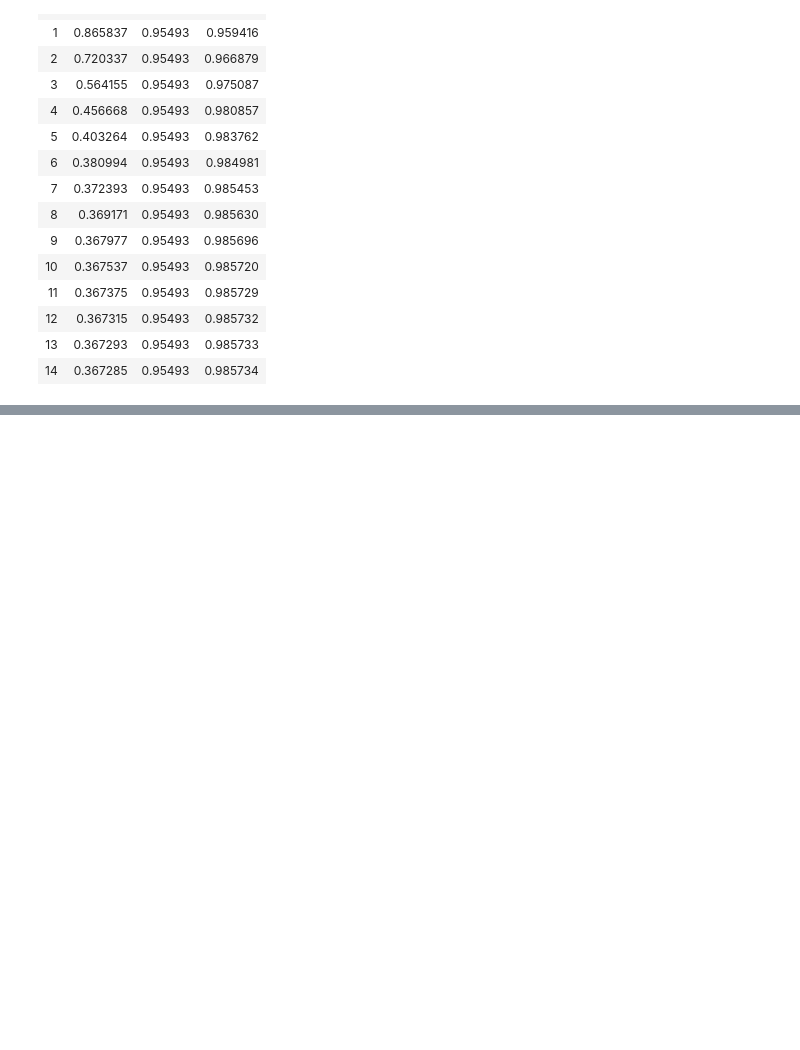
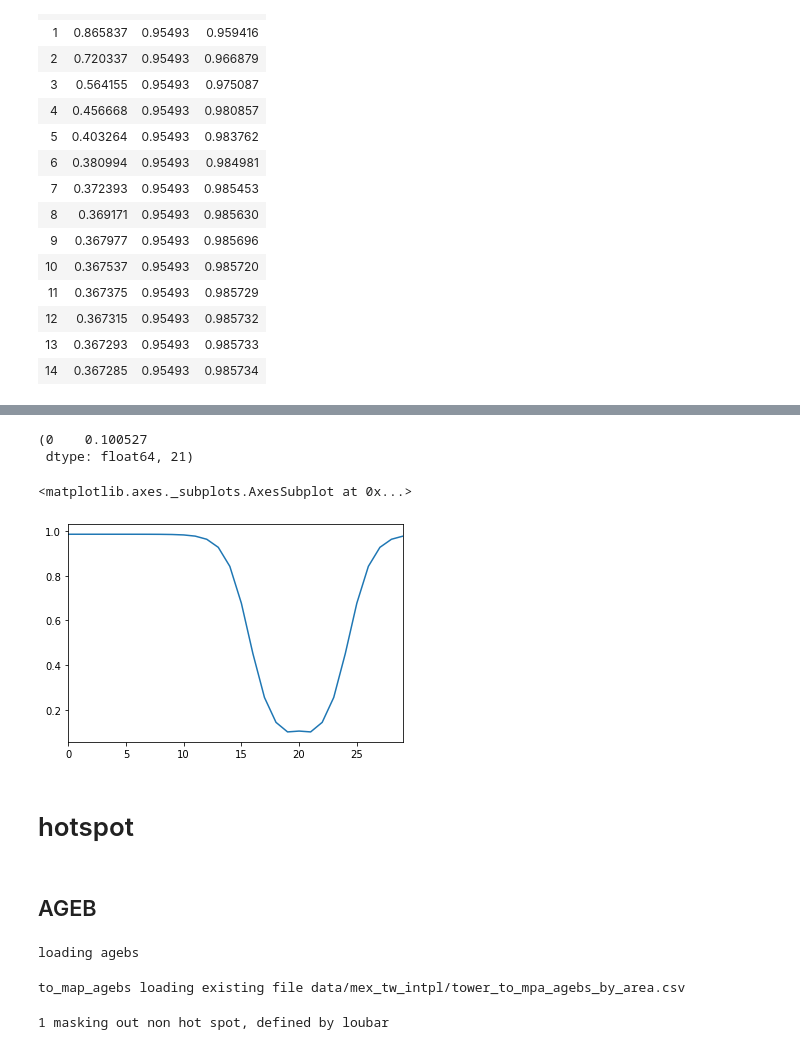
Before and after one commit to JHWu92/mob2crime, a Jupyter notebook: dev_nb/src.ftrs.ipynb, the cells around one changed output, grey strips where cells are left out. Cells and saved outputs as stored; diff of their text form; code cells hidden in the pictures; blank space fills up the shorter version.

Commit message:
hotspot for vor

```diff
--- a/dev_nb/src.ftrs.ipynb
+++ b/dev_nb/src.ftrs.ipynb
@@ -503,0 +404,25 @@ pd.DataFrame(res)
+# %%
+data['Da']=data.cityA*np.e**20
+# %%
+data_centroid_centroids = data.centroid.apply(lambda x: x.coords[0]).tolist()
+
+rx = data.centroid.apply(lambda x: x.coords[0][0])
+ry = data.centroid.apply(lambda x: x.coords[0][1])
+cx = (rx * data.area).sum() / data.area.sum()
+cy = (ry * data.area).sum() / data.area.sum()
+data_centroid = (cx, cy)
+
+data_d2centroid = cdist(data_centroid_centroids, [data_centroid])[:,0]
+# %%
+nmmis = []
+
+for i in range(30):
+    data['Db'] = data.cityB * np.e**i
+    data['Density'] = data.Da + data.Db
+    data['Mass'] = data.area * data.Density
+    cx = (rx * data.Mass).sum() / data.Mass.sum()
+    cy = (ry * data.Mass).sum() / data.Mass.sum()
+    data_mass_centroid = (cx, cy)
+    data_d2mass_centroid = cdist(data_centroid_centroids,[data_mass_centroid])[:, 0]
+    nmmis.append(ftrs_hs.mass_moment_inertia(data, data_d2mass_centroid))
+nmmis = pd.DataFrame(nmmis)
@@ -503,0 +453,12 @@ pd.DataFrame(res)
+# %%
+nmmis.min(), nmmis.values.argmin()
+# %% [output]
+(0    0.100527
+ dtype: float64, 21)
+# %%
+nmmis.plot()
+# %% [output]
+<matplotlib.axes._subplots.AxesSubplot at 0x...>
+[figure, added]
+# %% [markdown]
+# hotspot
@@ -503,0 +470,36 @@ pd.DataFrame(res)
+# %% [markdown]
+## AGEB
+# %%
+
+mg_mappings = region.ageb_ids_per_mpa()
+zms = region.mpa_all()
+zms['Area'] = zms.area
+
+print('loading agebs')
+zms_mun_ids = mg_mappings.mun_id.unique()
+zms_loc_ids = mg_mappings.loc_id.unique()
+zms_agebs = region.agebs(zms_mun_ids, zms_loc_ids)
+mg_mappings = region.ageb_ids_per_mpa()
+# %% [output]
+loading agebs
+# %%
+by = 'area'
+t2a = tw_int.to_mpa_agebs(by)
+t2a.set_index('ageb', inplace=True)
+avg_a = tw_int.interpolate_stats(avg_tw, t2a)
+# %% [output]
+to_map_agebs loading existing file data/mex_tw_intpl/tower_to_mpa_agebs_by_area.csv
+# %%
+
+for sun, zm_mapping in mg_mappings.groupby('CVE_SUN'):
+    if sun!=1: continue
+    print(sun, end=' ')
+    zm = zms.loc[sun]
+    zm_a = zms_agebs.loc[zm_mapping.ageb_id].copy()
+    zm_avg_a = avg_a.loc[zm_a.index].copy()
+    hs_ageb = ftrs_hs.HotSpot(zm_avg_a, zm_a, zm, 'loubar', verbose=1)
+#     hs.calc_stats()
+    break
+hs_ageb._get_hs()
+# %% [output]
+1 masking out non hot spot, defined by loubar
```
Also changed, not shown: parts of 67 cells of this notebook, 1 other file.
